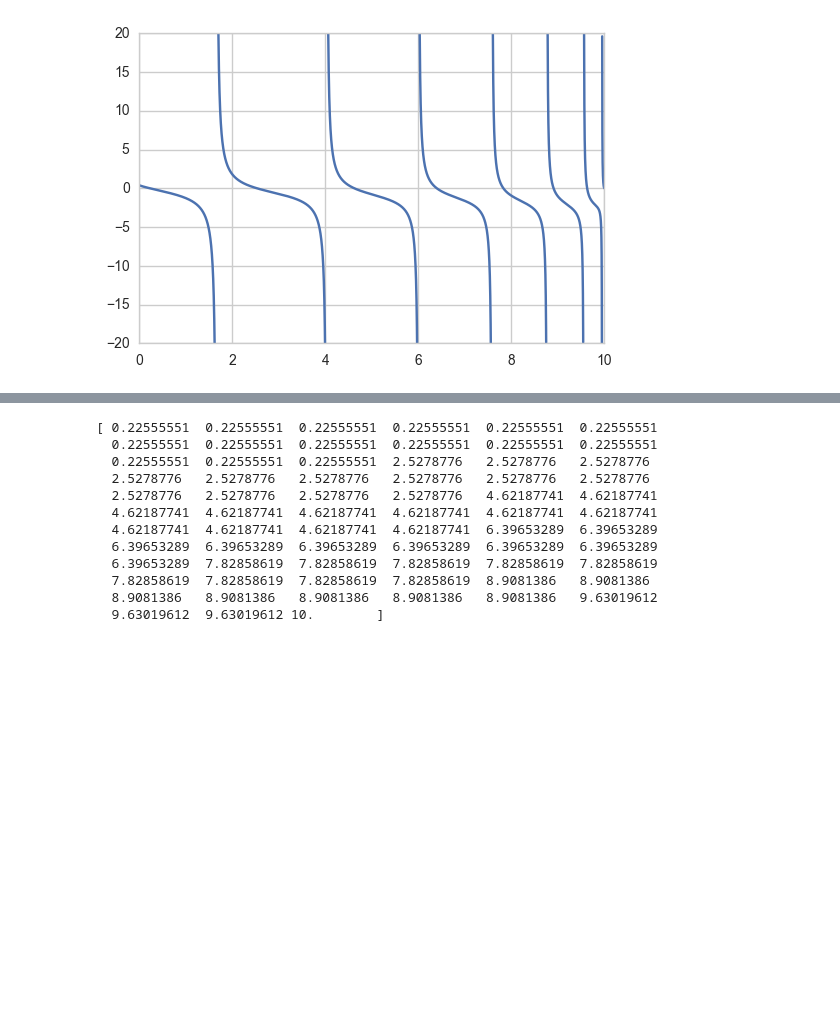
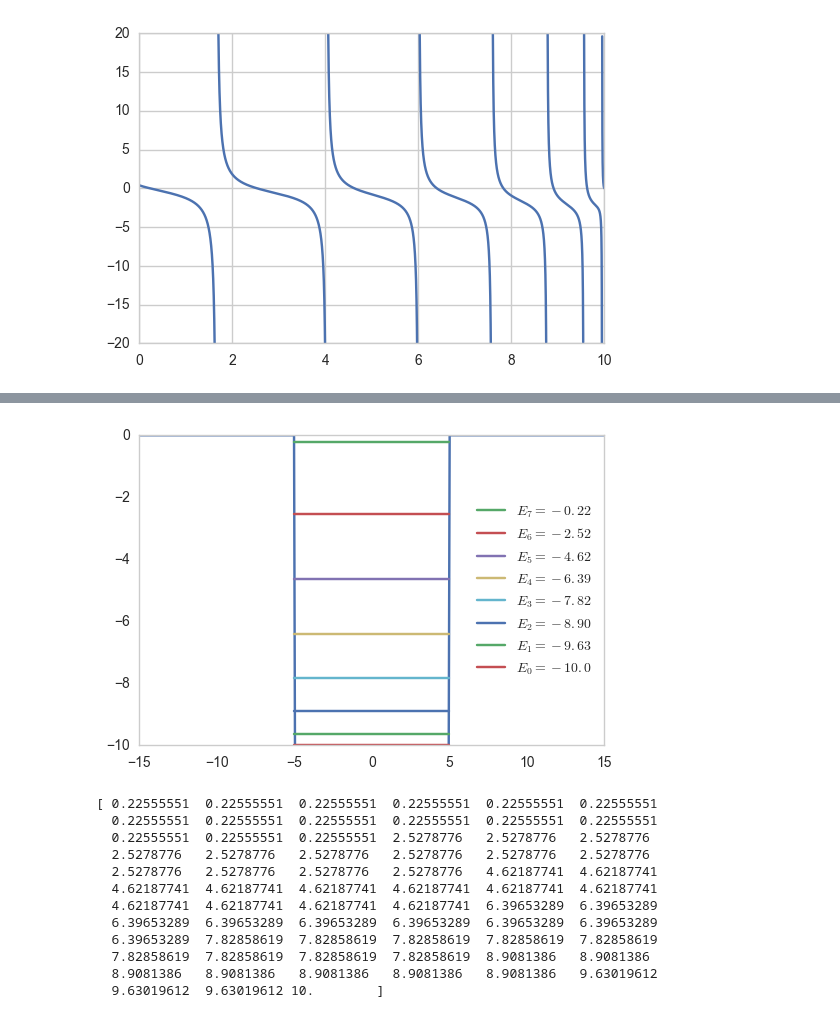
Before and after one commit to elena-orlova/electron, a Jupyter notebook: Potentials.ipynb, the cells around one changed output, grey strips where cells are left out. Saved outputs shown, nothing was run; the diff lists cells and outputs as text; code cells hidden in the pictures; blank space fills up the shorter version.

```diff
--- a/Potentials.ipynb
+++ b/Potentials.ipynb
@@ -333,3 +351,16 @@ plt.ylabel(r'$y$')
+# %%
+x = np.linspace(-15,15,500)
+xs = np.linspace(-5,5,500)
+y = potential(x)
+plt.plot(x,y)
+for i in range(ens.shape[0]):
+    plt.plot(xs, -np.ones_like(xs) * ens[i], label = r"$E_" + str(7 - i)+"="+str(-ens[i])[:5]+"$")
+
+plt.legend(loc='right')
+plt.grid(False)
+plt.savefig('energies_l1.pdf')
+# %% [output]
+[figure, added]
 # %%
 x0 = np.arange(0.01,V_0,step=0.1)
 ens = []
```
Also changed, not shown: parts of 35 cells of this notebook, 10 other files.
